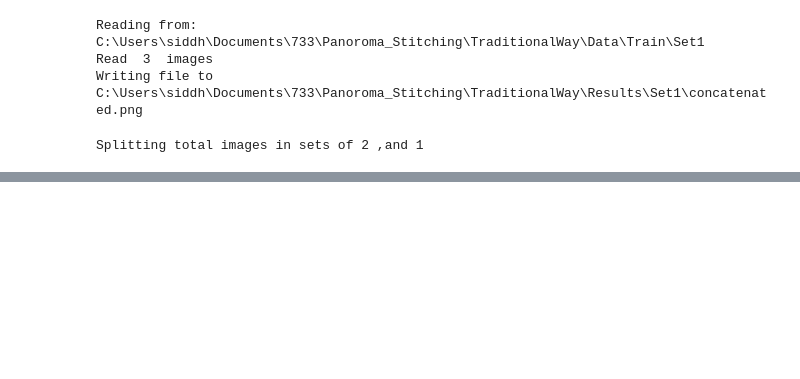
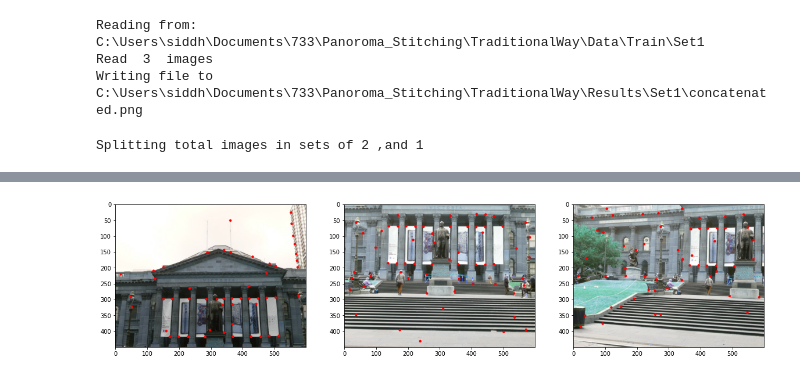
Before and after one commit to siddharthtelang/Panorama_Stitching, a Jupyter notebook: TraditionalWay/Code/stitch.ipynb, the cells around one changed output, grey strips where cells are left out. Saved outputs shown, nothing was run; the diff lists cells and outputs as text; code cells hidden in the pictures; blank space fills up the shorter version.

```diff
--- a/TraditionalWay/Code/stitch.ipynb
+++ b/TraditionalWay/Code/stitch.ipynb
@@ -119,0 +120,46 @@ for i in range(len(cornerImages)):
+# %%
+def AdaptiveNonMaximalSupression(images:list[np.ndarray], Cmaps:list[np.ndarray], N_best:int):
+    anms_images = []
+    anms_corners = []
+    for i, image in enumerate(images):
+        cmap = Cmaps[i]
+        local_max = peak_local_max(cmap, min_distance=15)
+        n_strong = local_max.shape[0]
+        r = [np.inf for i in range(n_strong)]
+        dist = 0
+        final = np.zeros((n_strong, 2), dtype=int)
+
+        for i in range(n_strong):
+            for j in range(n_strong):
+                x_i = local_max[i][0]
+                y_i = local_max[i][1]
+
+                x_j = local_max[j][0]
+                y_j = local_max[j][1]
+
+                if (cmap[x_j,y_j] > cmap[x_i, y_i]):
+                    dist = np.square(x_i-x_j) + np.square(y_i-y_j)
+                if (dist < r[i]):
+                    r[i] = dist
+                    final[i, 0] = y_j
+                    final[i, 1] = x_j
+
+        if n_strong < N_best:
+            N_best = n_strong
+        index = np.argsort(r)
+        index = np.flip(index)
+        index = index[:N_best]
+        final = final[index]
+        for cx, cy in final:
+            cv2.circle(image, (cx, cy), 4, (255, 0, 0), -1)
+        anms_images.append(image)
+        anms_corners.append(final)
+
+    return anms_corners, anms_images
+# %%
+anms_corners, anms_images = AdaptiveNonMaximalSupression(copy.deepcopy(images), cmaps, 300)
+fig, ax = plt.subplots(1, len(anms_images), figsize=(20,5))
+for i in range(len(anms_images)):
+    ax[i].imshow(anms_images[i])
+# %% [output]
+[figure, added]
```
Also changed, not shown: parts of 4 cells of this notebook.
